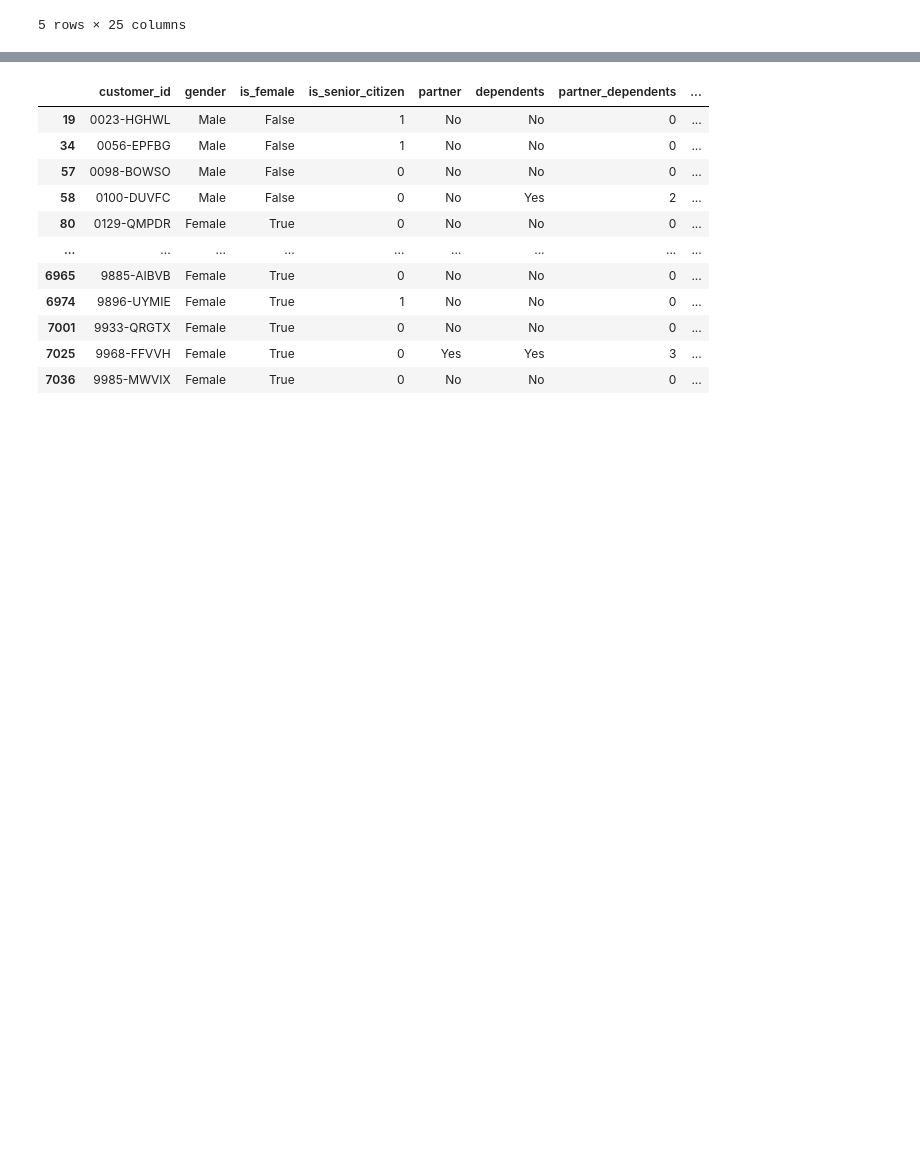
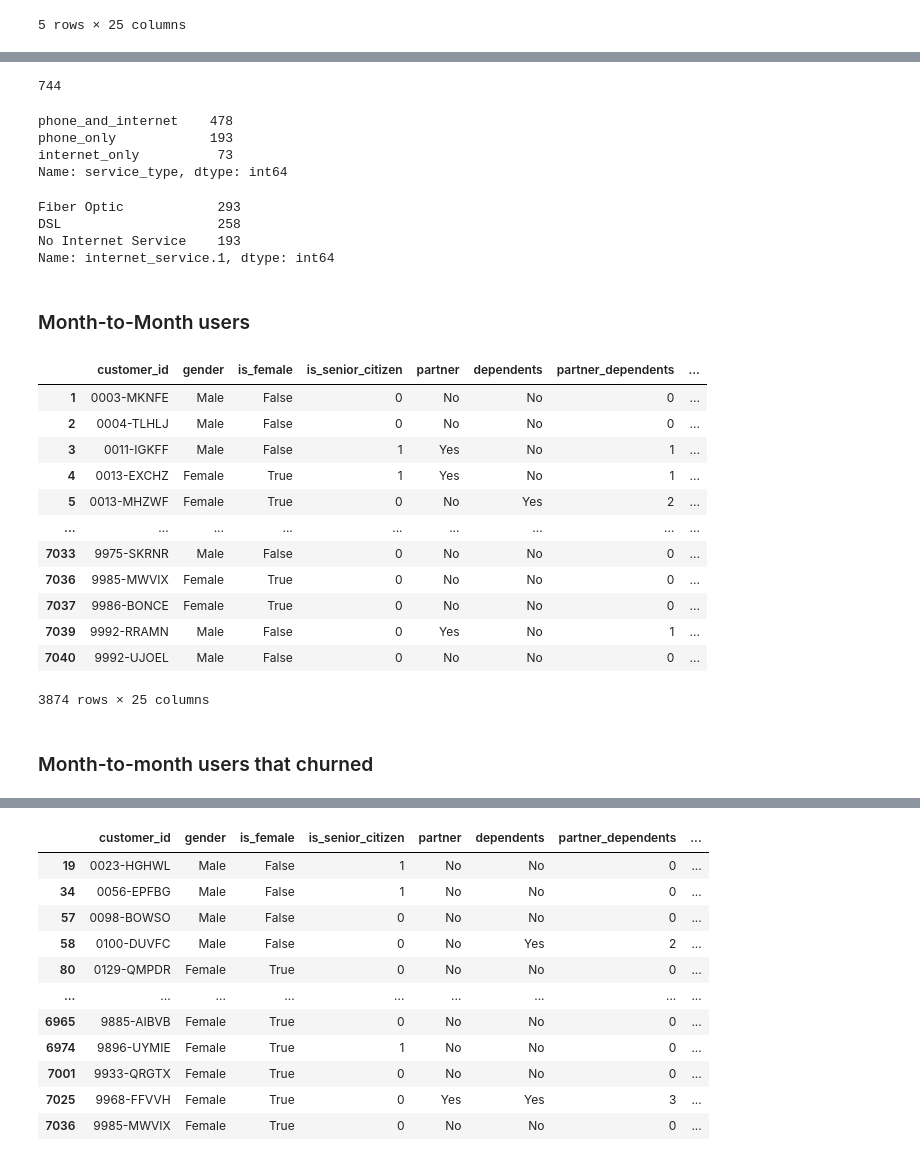
Before and after one commit to Joshua-C-Bryant/numpy-pandas-visualization-exercises, a Jupyter notebook: tel_co_project.ipynb, the cells around one changed output, grey strips where cells are left out. Cells and saved outputs as stored; diff of their text form; code cells hidden in the pictures; blank space fills up the shorter version.

```diff
--- a/tel_co_project.ipynb
+++ b/tel_co_project.ipynb
@@ -18,0 +61,4 @@ month_to_month = df[df['contract_type.1']=='Month-to-Month']
+# %%
+len(df[df['tenure']==1])
+# %% [output]
+744
@@ -19,2 +67,37 @@ month_to_month = df[df['contract_type.1']=='Month-to-Month']
+# %%
+one_month['service_type'].value_counts()
+# %% [output]
+phone_and_internet    478
+phone_only            193
+internet_only          73
+Name: service_type, dtype: int64
+# %%
+one_month['internet_service.1'].value_counts()
+# %% [output]
+Fiber Optic            293
+DSL                    258
+No Internet Service    193
+Name: internet_service.1, dtype: int64
+# %% [markdown]
+### Month-to-Month users
+# %%
+month_to_month = df[df['contract_type.1']=='Month-to-Month']
+month_to_month
+# %% [output]
+|  | customer_id | gender | is_female | is_senior_citizen | partner | dependents | partner_dependents | ... |
+| 1 | 0003-MKNFE | Male | False | 0 | No | No | 0 | ... |
+| 2 | 0004-TLHLJ | Male | False | 0 | No | No | 0 | ... |
+| 3 | 0011-IGKFF | Male | False | 1 | Yes | No | 1 | ... |
+| 4 | 0013-EXCHZ | Female | True | 1 | Yes | No | 1 | ... |
+| 5 | 0013-MHZWF | Female | True | 0 | No | Yes | 2 | ... |
+| ... | ... | ... | ... | ... | ... | ... | ... | ... |
+| 7033 | 9975-SKRNR | Male | False | 0 | No | No | 0 | ... |
+| 7036 | 9985-MWVIX | Female | True | 0 | No | No | 0 | ... |
+| 7037 | 9986-BONCE | Female | True | 0 | No | No | 0 | ... |
+| 7039 | 9992-RRAMN | Male | False | 0 | Yes | No | 1 | ... |
+| 7040 | 9992-UJOEL | Male | False | 0 | No | No | 0 | ... |
+3874 rows × 25 columns
+# %% [markdown]
+### Month-to-month users that churned
 # %%
 churned_month_to_month = month_to_month[month_to_month['churn']=='Yes']
```
Also changed, not shown: parts of 10 cells of this notebook, 1 other file.
